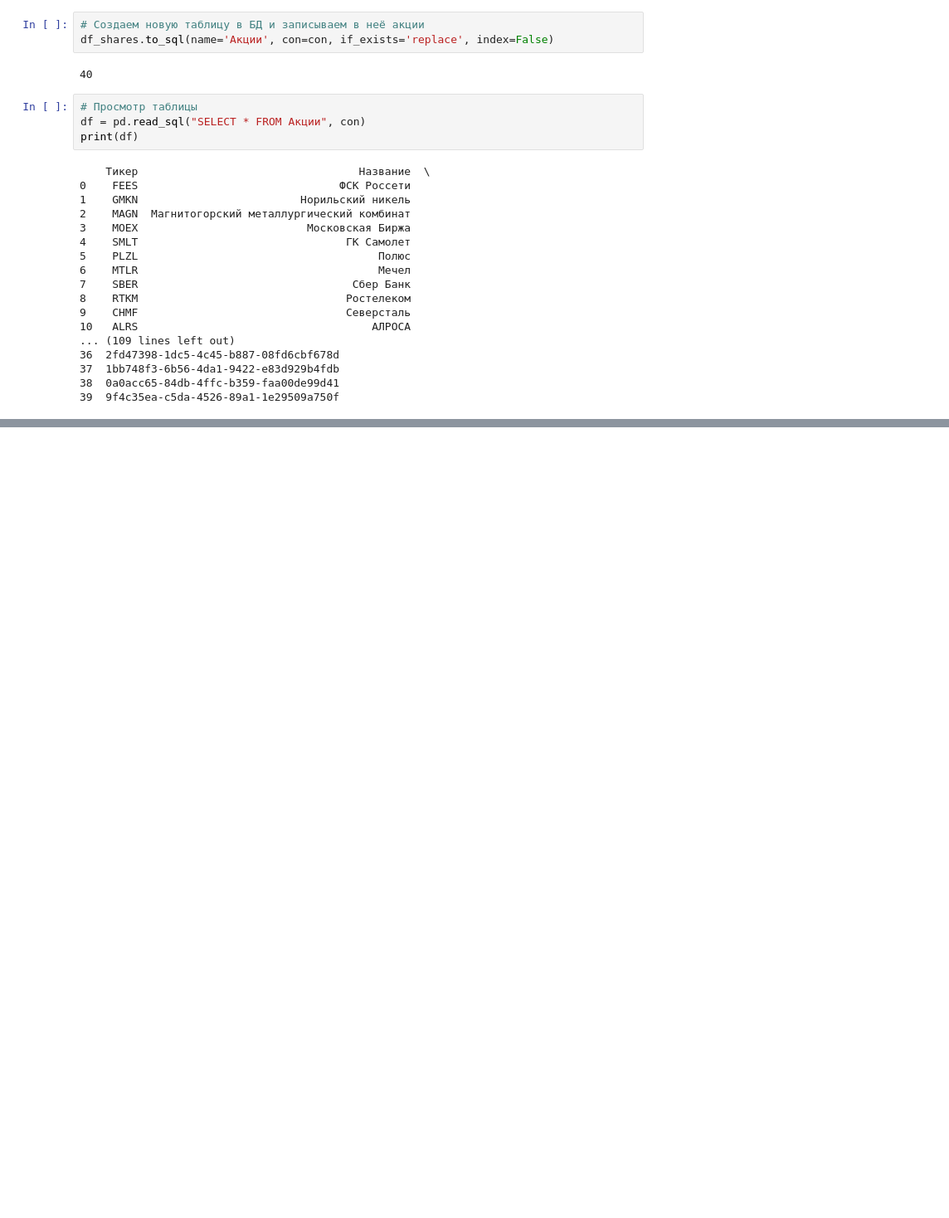
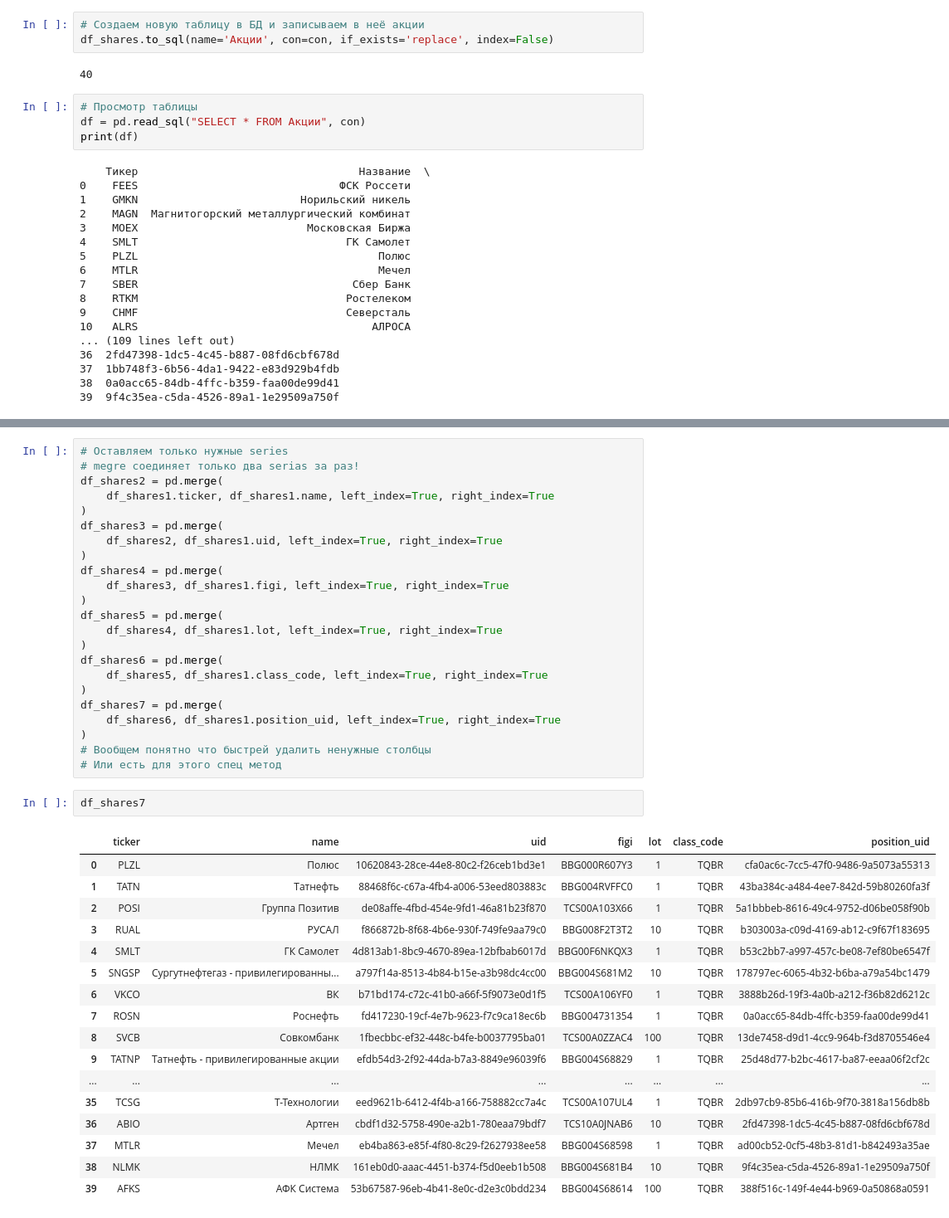
Before and after one commit to UncleVasyafromIzhevsk/TinvestOptions, a Jupyter notebook: educational_db.ipynb, the cells around one changed output, grey strips where cells are left out. Shown at 83% size. Cells and saved outputs as stored; diff of their text form; blank space fills up the shorter version.

```diff
--- a/educational_db.ipynb
+++ b/educational_db.ipynb
@@ -181,0 +257,43 @@ print(df)
+# %%
+# Оставляем только нужные series
+# megre соединяет только два serias за раз!
+df_shares2 = pd.merge(
+    df_shares1.ticker, df_shares1.name, left_index=True, right_index=True
+)
+df_shares3 = pd.merge(
+    df_shares2, df_shares1.uid, left_index=True, right_index=True
+)
+df_shares4 = pd.merge(
+    df_shares3, df_shares1.figi, left_index=True, right_index=True
+)
+df_shares5 = pd.merge(
+    df_shares4, df_shares1.lot, left_index=True, right_index=True
+)
+df_shares6 = pd.merge(
+    df_shares5, df_shares1.class_code, left_index=True, right_index=True
+)
+df_shares7 = pd.merge(
+    df_shares6, df_shares1.position_uid, left_index=True, right_index=True
+)
+# Вообщем понятно что быстрей удалить ненужные столбцы
+# Или есть для этого спец метод
+# %%
+df_shares7
+# %% [output]
+|  | ticker | name | uid | figi | lot | class_code | position_uid |
+| 0 | PLZL | Полюс | 10620843-28ce-44e8-80c2-f26ceb1bd3e1 | BBG000R607Y3 | 1 | TQBR | cfa0ac6c-7cc5-47f0-9486-9a5073a55313 |
+| 1 | TATN | Татнефть | 88468f6c-c67a-4fb4-a006-53eed803883c | BBG004RVFFC0 | 1 | TQBR | 43ba384c-a484-4ee7-842d-59b80260fa3f |
+| 2 | POSI | Группа Позитив | de08affe-4fbd-454e-9fd1-46a81b23f870 | TCS00A103X66 | 1 | TQBR | 5a1bbbeb-8616-49c4-9752-d06be058f90b |
+| 3 | RUAL | РУСАЛ | f866872b-8f68-4b6e-930f-749fe9aa79c0 | BBG008F2T3T2 | 10 | TQBR | b303003a-c09d-4169-ab12-c9f67f183695 |
+| 4 | SMLT | ГК Самолет | 4d813ab1-8bc9-4670-89ea-12bfbab6017d | BBG00F6NKQX3 | 1 | TQBR | b53c2bb7-a997-457c-be08-7ef80be6547f |
+| 5 | SNGSP | Сургутнефтегаз - привилегированны... | a797f14a-8513-4b84-b15e-a3b98dc4cc00 | BBG004S681M2 | 10 | TQBR | 178797ec-6065-4b32-b6ba-a79a54bc1479 |
+| 6 | VKCO | ВК | b71bd174-c72c-41b0-a66f-5f9073e0d1f5 | TCS00A106YF0 | 1 | TQBR | 3888b26d-19f3-4a0b-a212-f36b82d6212c |
+| 7 | ROSN | Роснефть | fd417230-19cf-4e7b-9623-f7c9ca18ec6b | BBG004731354 | 1 | TQBR | 0a0acc65-84db-4ffc-b359-faa00de99d41 |
+| 8 | SVCB | Совкомбанк | 1fbecbbc-ef32-448c-b4fe-b0037795ba01 | TCS00A0ZZAC4 | 100 | TQBR | 13de7458-d9d1-4cc9-964b-f3d8705546e4 |
+| 9 | TATNP | Татнефть - привилегированные акции | efdb54d3-2f92-44da-b7a3-8849e96039f6 | BBG004S68829 | 1 | TQBR | 25d48d77-b2bc-4617-ba87-eeaa06f2cf2c |
+| ... | ... | ... | ... | ... | ... | ... | ... |
+| 35 | TCSG | Т-Технологии | eed9621b-6412-4f4b-a166-758882cc7a4c | TCS00A107UL4 | 1 | TQBR | 2db97cb9-85b6-416b-9f70-3818a156db8b |
+| 36 | ABIO | Артген | cbdf1d32-5758-490e-a2b1-780eaa79bdf7 | TCS10A0JNAB6 | 10 | TQBR | 2fd47398-1dc5-4c45-b887-08fd6cbf678d |
+| 37 | MTLR | Мечел | eb4ba863-e85f-4f80-8c29-f2627938ee58 | BBG004S68598 | 1 | TQBR | ad00cb52-0cf5-48b3-81d1-b842493a35ae |
+| 38 | NLMK | НЛМК | 161eb0d0-aaac-4451-b374-f5d0eeb1b508 | BBG004S681B4 | 10 | TQBR | 9f4c35ea-c5da-4526-89a1-1e29509a750f |
+| 39 | AFKS | АФК Система | 53b67587-96eb-4b41-8e0c-d2e3c0bdd234 | BBG004S68614 | 100 | TQBR | 388f516c-149f-4e44-b969-0a50868a0591 |
```
Also changed, not shown: parts of 17 cells of this notebook, 1 other file.
